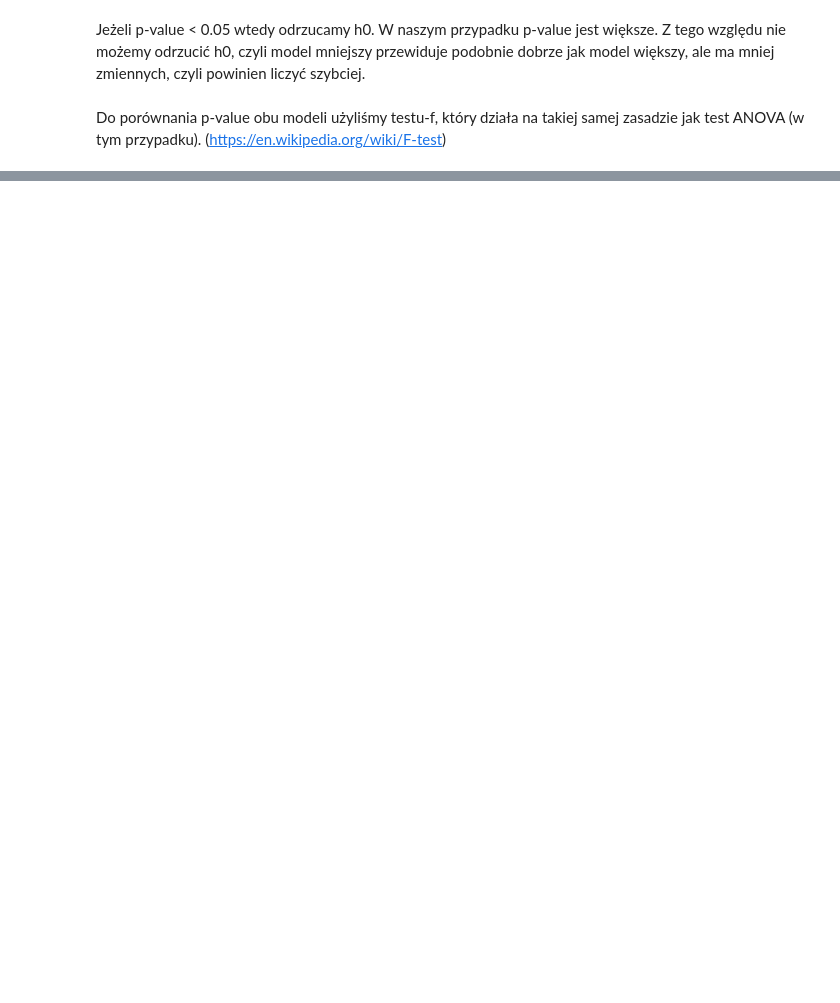
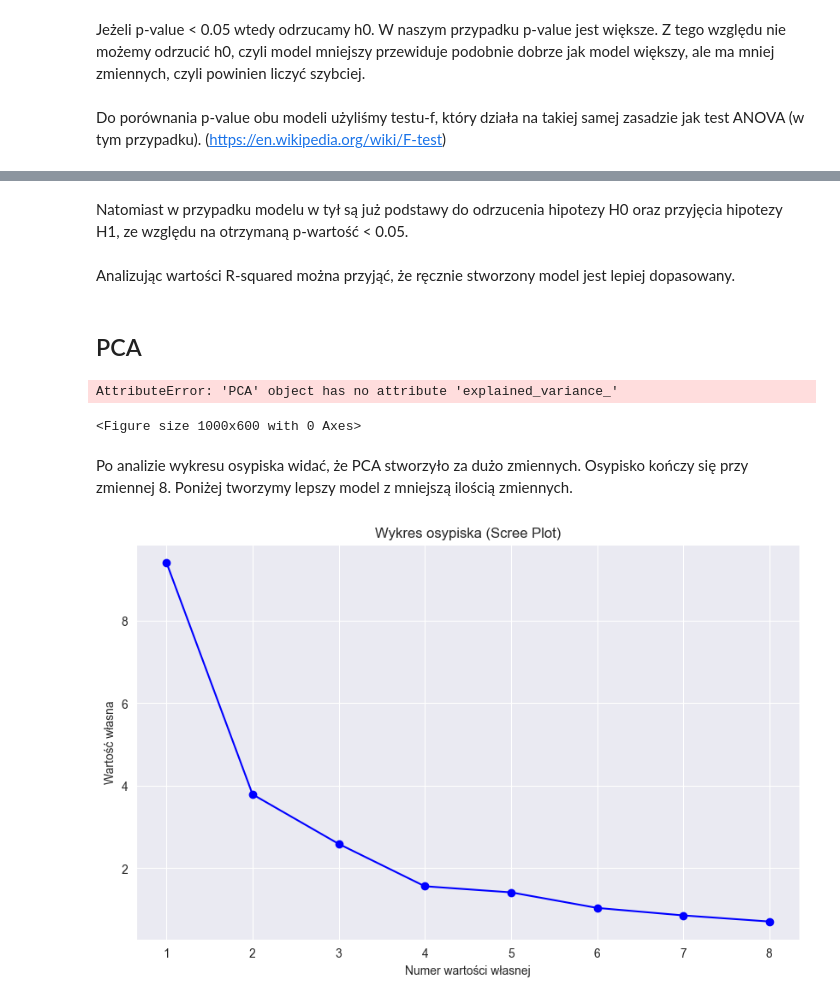
Before and after one commit to olek2303/wybor_zmiennych_py, a Jupyter notebook: wybor_zmiennych.ipynb, the cells around one changed output, grey strips where cells are left out. Saved outputs shown, nothing was run; the diff lists cells and outputs as text; code cells hidden in the pictures; blank space fills up the shorter version.

Commit message:
dodana zachlanna minimalizacja oraz pca

```diff
--- a/wybor_zmiennych.ipynb
+++ b/wybor_zmiennych.ipynb
@@ -145,0 +591,45 @@ Do porównania p-value obu modeli użyliśmy testu-f, który działa na takiej s
+# %% [markdown]
+Natomiast w przypadku modelu w tył są już podstawy do odrzucenia hipotezy H0 oraz przyjęcia hipotezy H1, ze względu na otrzymaną p-wartość < 0.05.
+# %% [markdown]
+Analizując wartości R-squared można przyjąć, że ręcznie stworzony model jest lepiej dopasowany.
+# %% [markdown]
+## PCA
+# %%
+scaler = StandardScaler()
+imports_scaled = scaler.fit_transform(imports_dr)
+
+pca = PCA()
+pca.fit(imports_scaled)
+
+wariancja = pca.explained_variance_ratio_
+calkowita_wariancja = wariancja.cumsum()
+
+n_components = np.argmax(calkowita_wariancja >= 0.95) + 1 # wybor maksymalnej liczby nowych zmiennych
+pca = PCA(n_components=n_components)
+
+plt.figure(figsize=(10, 6))
+plt.plot(range(1, len(pca.explained_variance_) + 1), pca.explained_variance_, marker='o', linestyle='-', color='b')
+plt.title('Wykres osypiska (Scree Plot)')
+plt.xlabel('Numer wartości własnej')
+plt.ylabel('Wartość własna')
+plt.show()
+# %% [output]
+AttributeError: 'PCA' object has no attribute 'explained_variance_'
+<Figure size 1000x600 with 0 Axes>
+# %% [markdown]
+Po analizie wykresu osypiska widać, że PCA stworzyło za dużo zmiennych. Osypisko kończy się przy zmiennej 8. Poniżej tworzymy lepszy model z mniejszą ilością zmiennych.
+# %%
+n_components = 8 # wybor maksymalnej liczby nowych zmiennych
+pca = PCA(n_components=n_components)
+X_pca = pca.fit_transform(imports_scaled)
+
+X_pca_with_const = sm.add_constant(X_pca)
+
+plt.figure(figsize=(10, 6))
+plt.plot(range(1, len(pca.explained_variance_) + 1), pca.explained_variance_, marker='o', linestyle='-', color='b')
+plt.title('Wykres osypiska (Scree Plot)')
+plt.xlabel('Numer wartości własnej')
+plt.ylabel('Wartość własna')
+plt.show()
+# %% [output]
+[figure, added]
```
Also changed, not shown: parts of 38 cells of this notebook, 1 other file.
